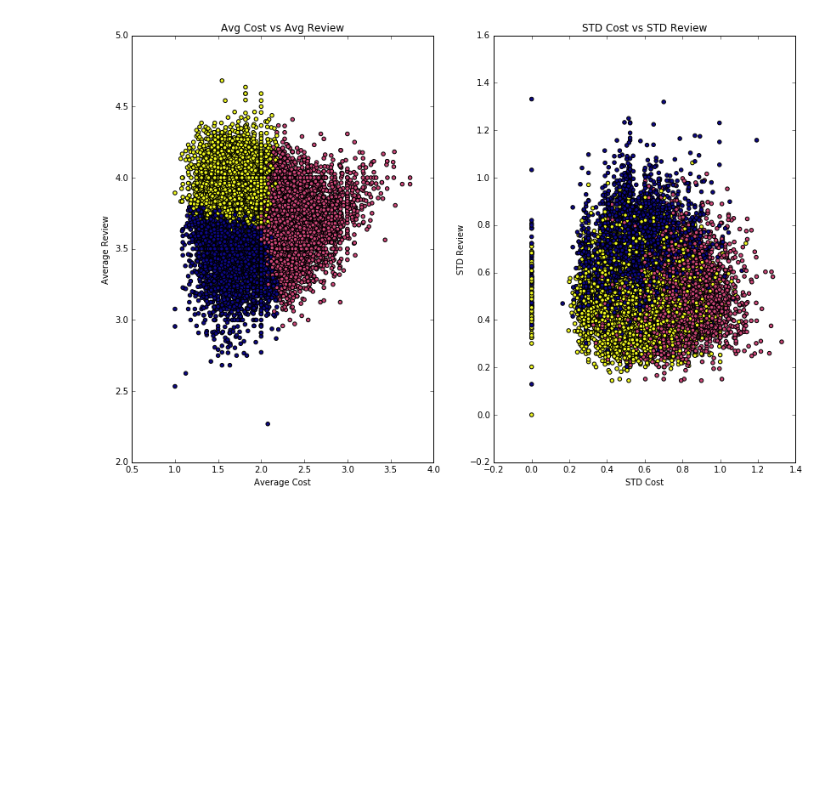
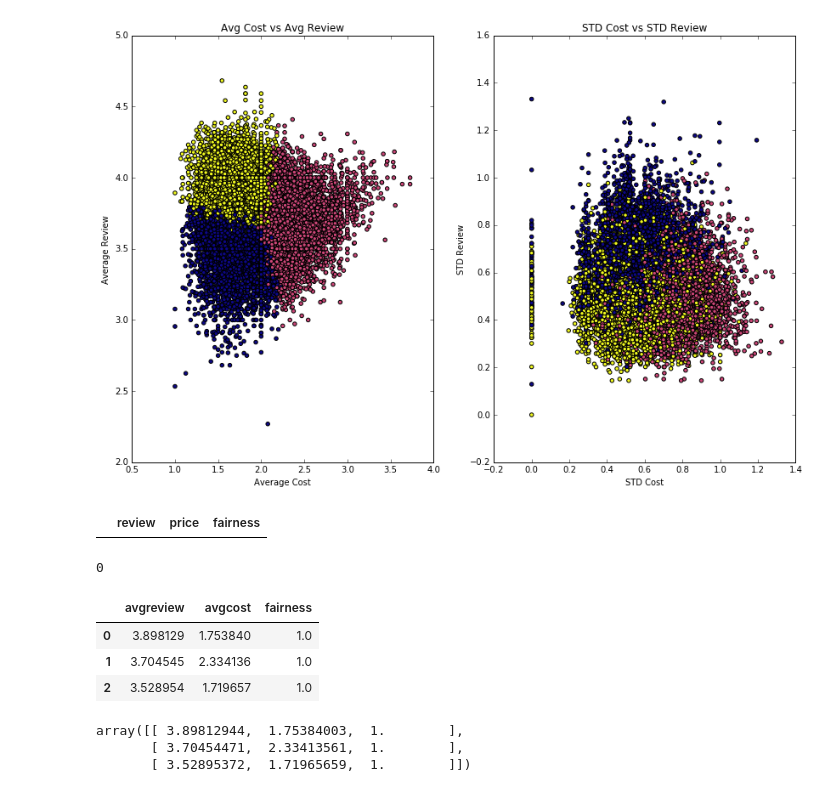
Before and after one commit to jfried23/InsightProject, a Jupyter notebook: yelp/prelim1.ipynb, the cells around one changed output. Saved outputs shown, nothing was run; the diff lists cells and outputs as text; code cells hidden in the pictures; blank space fills up the shorter version.

Commit message:
working online learning with yelp db

```diff
--- a/yelp/prelim1.ipynb
+++ b/yelp/prelim1.ipynb
@@ -236,3 +236,32 @@ plt.scatter(df.stdcost, df.stdreview, c=clst[1],cmap=cmap)
 plt.savefig('/Users/josh/Desktop/cluster.png', format='png')
 # %% [output]
 [figure]
+# %%
+userName = 'who'
+
+conn = sqlalchemy.create_engine('postgresql:///yelp')
+
+qr = "SELECT review, price, fairness FROM users WHERE name = \'%s\'" % (userName)
+df = pd.read_sql_query(qr, conn)
+df.head()
+# %% [output]
+|  | review | price | fairness |
+# %%
+df.shape[0]
+# %% [output]
+0
+# %%
+qr = "SELECT avgreview, avgcost, fairness FROM avg"
+df = pd.read_sql_query(qr, conn)
+df.head()
+# %% [output]
+|  | avgreview | avgcost | fairness |
+| 0 | 3.898129 | 1.753840 | 1.0 |
+| 1 | 3.704545 | 2.334136 | 1.0 |
+| 2 | 3.528954 | 1.719657 | 1.0 |
+# %%
+df.as_matrix()
+# %% [output]
+array([[ 3.89812944,  1.75384003,  1.        ],
+       [ 3.70454471,  2.33413561,  1.        ],
+       [ 3.52895372,  1.71965659,  1.        ]])
```
Also changed, not shown: 1 other file.
